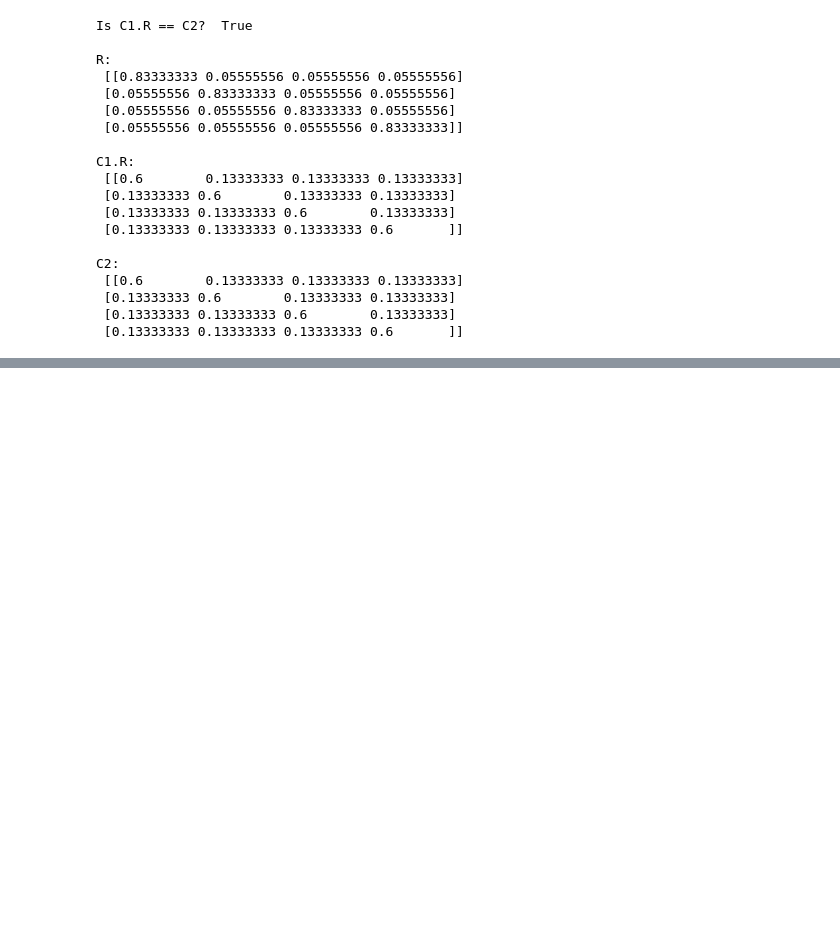
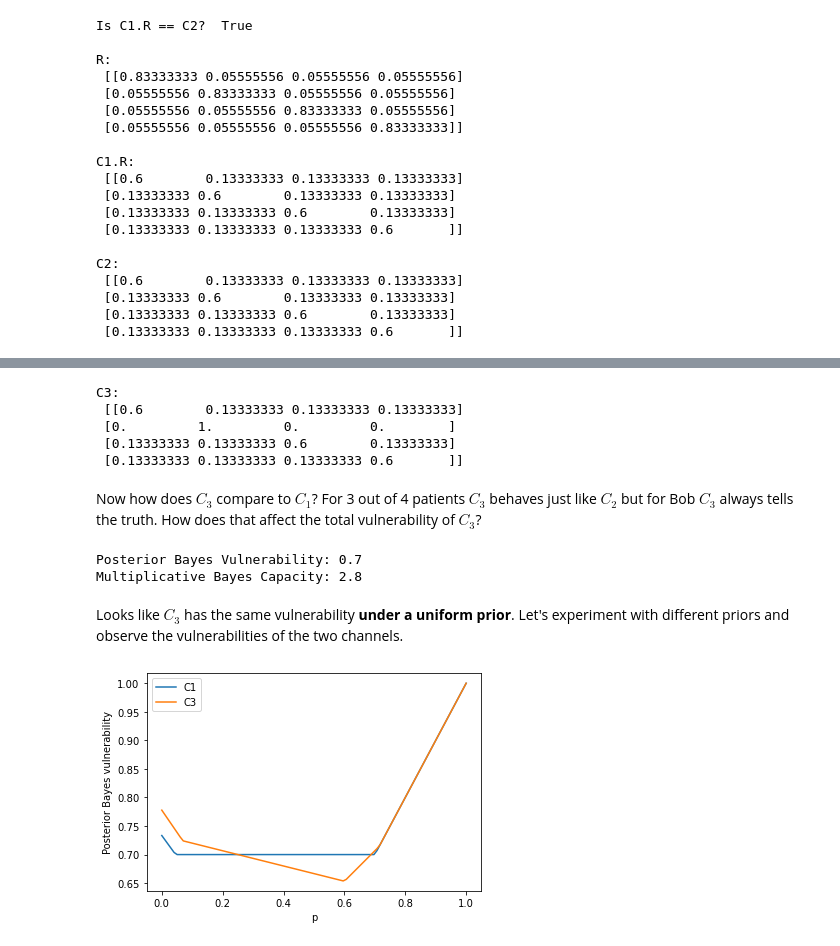
Before and after one commit to damik3/qif-notebooks, a Jupyter notebook: refinement.ipynb, the cells around one changed output, grey strips where cells are left out. Saved outputs shown, nothing was run; the diff lists cells and outputs as text; code cells hidden in the pictures; blank space fills up the shorter version.

```diff
--- a/refinement.ipynb
+++ b/refinement.ipynb
@@ -187,0 +203,30 @@ $$
+# %%
+C3 = get_C(0.6, n)
+C3[1] = np.array(get_pi(1, 1, n))
+print("C3:\n", C3)
+# %% [output]
+C3:
+ [[0.6        0.13333333 0.13333333 0.13333333]
+ [0.         1.         0.         0.        ]
+ [0.13333333 0.13333333 0.6        0.13333333]
+ [0.13333333 0.13333333 0.13333333 0.6       ]]
+# %% [markdown]
+Now how does $C_3$ compare to $C_1$? For 3 out of 4 patients $C_3$ behaves just like $C_2$ but for Bob $C_3$ always tells the truth. How does that affect the total vulnerability of $C_3$?
+# %%
+print("Posterior Bayes Vulnerability:", measure.bayes_vuln.posterior(pi, C3))
+print("Multiplicative Bayes Capacity:", measure.bayes_vuln.mult_capacity(C3))
+# %% [output]
+Posterior Bayes Vulnerability: 0.7
+Multiplicative Bayes Capacity: 2.8
+# %% [markdown]
+Looks like $C_3$ has the same vulnerability **under a uniform prior**. Let's experiment with different priors and observe the vulnerabilities of the two channels.
+# %%
+ps = np.linspace(0, 1, 100)
+plt.plot(ps, [measure.bayes_vuln.posterior(get_pi(p, 0, n), C1) for p in ps], label="C1")
+plt.plot(ps, [measure.bayes_vuln.posterior(get_pi(p, 0, n), C3) for p in ps], label="C3")
+plt.xlabel('p')
+plt.ylabel('Posterior Bayes vulnerability')
+plt.legend()
+None
+# %% [output]
+[figure, added]
```
Also changed, not shown: parts of 6 cells of this notebook.
